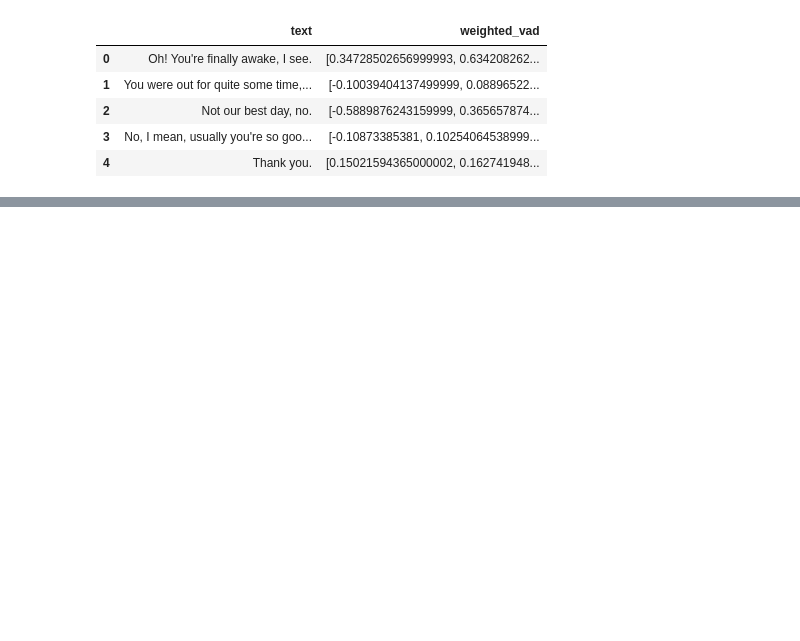
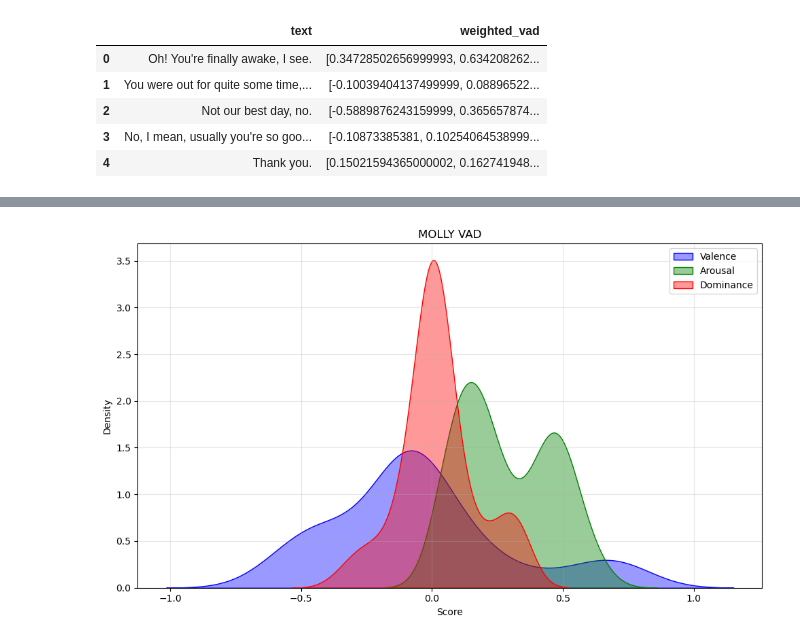
Before and after one commit to hanna-dodd/ttrpg-sentiment, a Jupyter notebook: vadscores.ipynb, the cells around one changed output, grey strips where cells are left out. Drawn from its saved outputs; the diff is of its cells as text; code cells hidden in the pictures; blank space fills up the shorter version.

```diff
--- a/vadscores.ipynb
+++ b/vadscores.ipynb
@@ -327,0 +192,24 @@ plt.show()
+# %%
+# MOLLY
+molly_data = df[df["Character"] == "MOLLY"]
+
+vad_values = np.array(molly_data["weighted_vad"].tolist())
+valence = vad_values[:, 0]
+arousal = vad_values[:, 1]
+dominance = vad_values[:, 2]
+
+plt.figure(figsize=(10, 6))
+sns.kdeplot(valence, label="Valence", color="blue", fill=True, alpha=0.4)
+sns.kdeplot(arousal, label="Arousal", color="green", fill=True, alpha=0.4)
+sns.kdeplot(dominance, label="Dominance", color="red", fill=True, alpha=0.4)
+
+plt.xlabel("Score")
+plt.ylabel("Density")
+plt.title("MOLLY VAD")
+plt.legend()
+plt.grid(alpha=0.3)
+plt.tight_layout()
+
+#plt.savefig("figures/molly_VAD.png")
+# %% [output]
+[figure, added]
```
Also changed, not shown: parts of 12 cells of this notebook, 7 other files.
